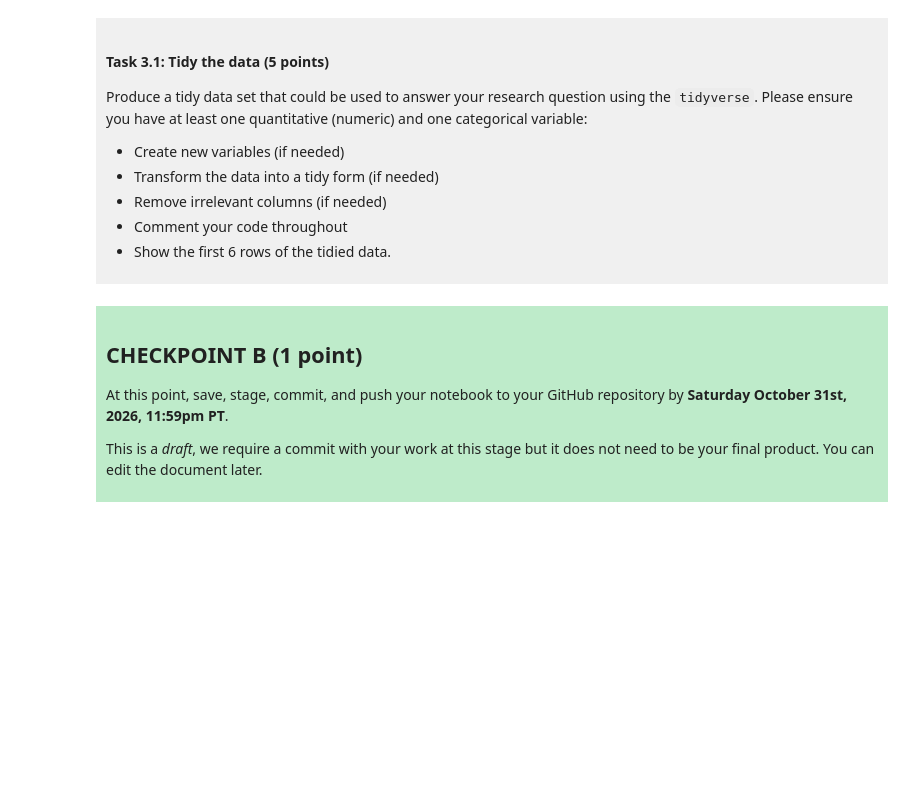
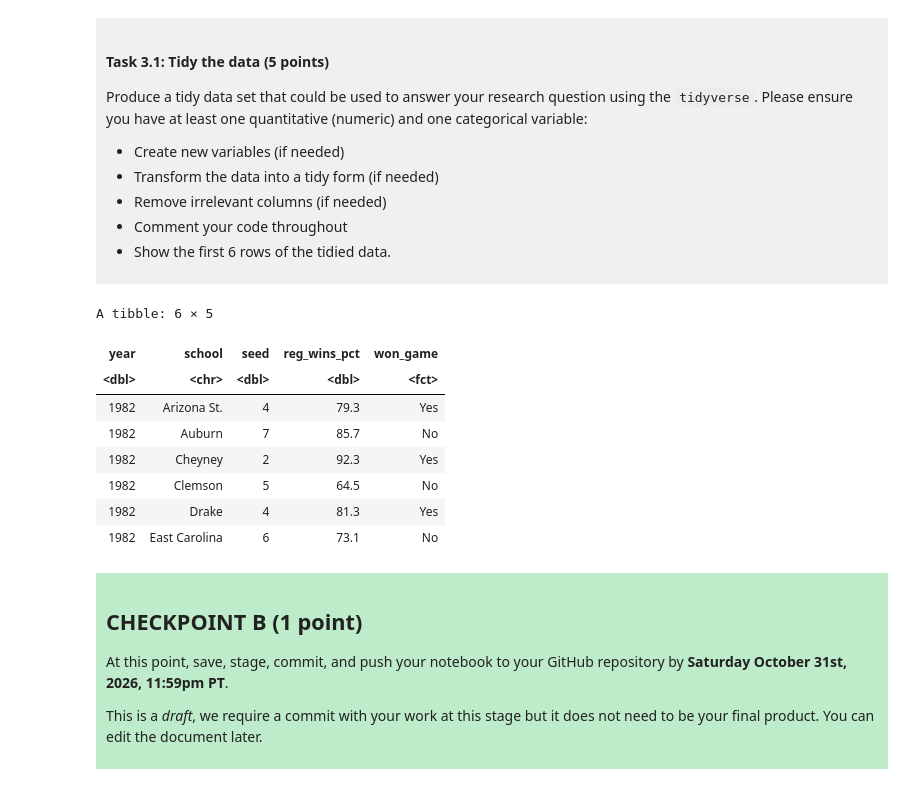
Before and after one commit to Daphne-Pard/dsci-100-project-daphne-pard, a Jupyter notebook: dsci-100-project-notebook.ipynb, the cells around one changed output. Saved outputs shown, nothing was run; the diff lists cells and outputs as text; code cells hidden in the pictures; blank space fills up the shorter version.

```diff
--- a/dsci-100-project-notebook.ipynb
+++ b/dsci-100-project-notebook.ipynb
@@ -189,7 +220,27 @@ Produce a tidy data set that could be used to answer your research question usin
 
 </div>
 # %%
-### EDIT THIS CODE CELL ###
+bball_tidy <- basketball_data |>
+
+#Creating a categorical variable using mutate and as_factor to show whethere a team won a tournament game
+    mutate(won_game = as_factor(if_else(tourney_wins > 0, "Yes", "No"))) |>
+
+#Keeping only the relevant variables needed to answer the research question
+    select(year, school, seed, reg_wins_pct, won_game)
+
+
+#Displaying the first 6 rows of the tidy data set
+head(bball_tidy)
+# %% [output]
+A tibble: 6 × 5
+| year | school | seed | reg_wins_pct | won_game |
+| <dbl> | <chr> | <dbl> | <dbl> | <fct> |
+| 1982 | Arizona St. | 4 | 79.3 | Yes |
+| 1982 | Auburn | 7 | 85.7 | No |
+| 1982 | Cheyney | 2 | 92.3 | Yes |
+| 1982 | Clemson | 5 | 64.5 | No |
+| 1982 | Drake | 4 | 81.3 | Yes |
+| 1982 | East Carolina | 6 | 73.1 | No |
 # %% [markdown]
 <div style="background-color: #beebca; padding: 10px;">
 
```
Also changed, not shown: parts of 3 cells of this notebook.
